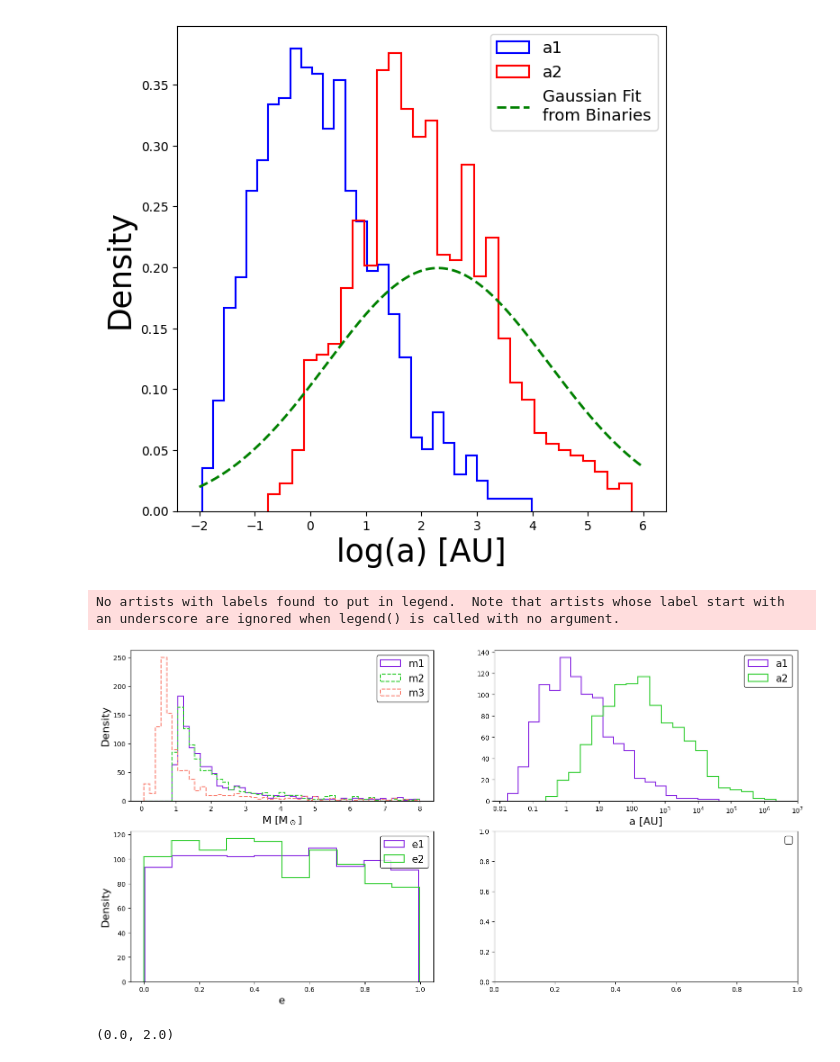
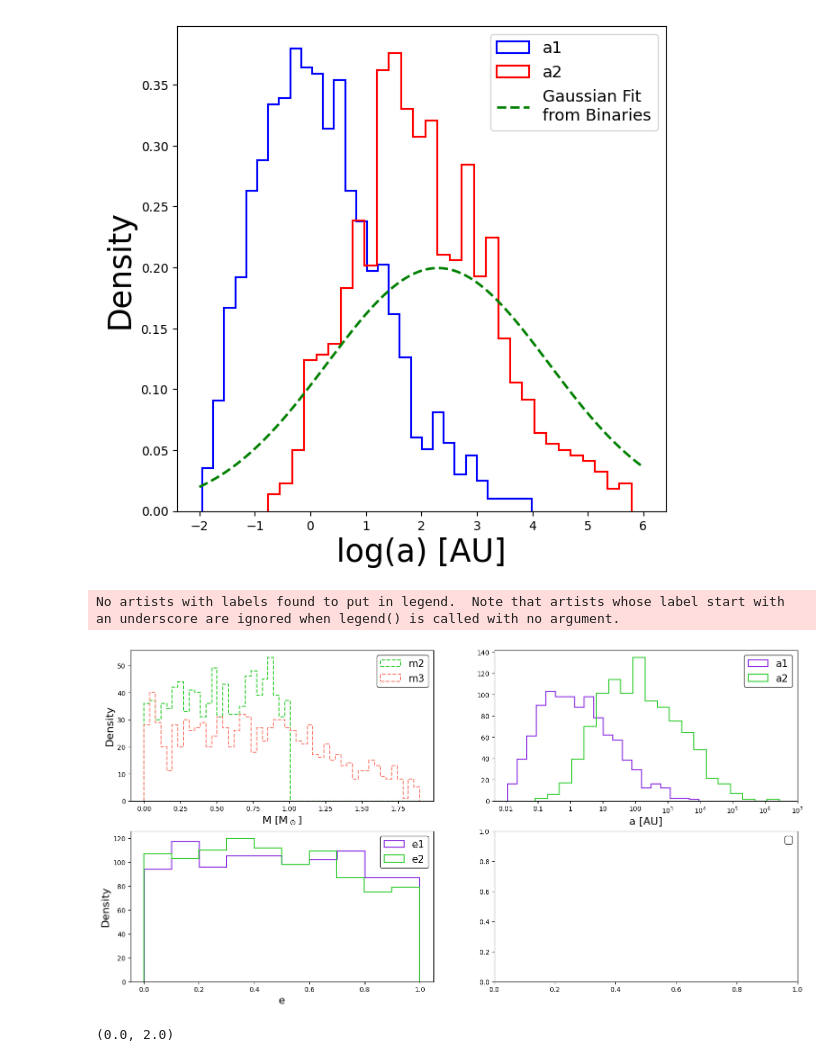
Before and after one commit to cheyanneshariat/OSPE_Scripts, a Jupyter notebook: OSPE_Setup.ipynb, the cells around one changed output. Drawn from its saved outputs; the diff is of its cells as text; code cells hidden in the pictures.

```diff
--- a/OSPE_Setup.ipynb
+++ b/OSPE_Setup.ipynb
@@ -77,7 +66,7 @@ def pos_normal(mean, sigma):
     Function to get only positive values from normal distribution recursively
     '''
     x = np.random.normal(mean,sigma)
-    return(x if x>=0 else pos_normal(mean,sigma))
+    return (x if x>=0 else pos_normal(mean,sigma))
 
 def random_normal_bounds(mean, sigma, lower, upper):
     val = np.random.normal(mean,sigma)
@@ -146,6 +135,8 @@ def sampleFromSalpeter(M_min : int, M_max : int,N :int = 1,alpha : float = 2.35)
 
     return Masses if len(Masses) > 1 else Masses[0]
 
+Rsun = (695500*6.68459e-9)  #sun radius in AU
+
 # def vectorize_initialize_IMF(IMF_function):
 #     MS_IMF_gen = np.vectorize(lambda arr: miller_scalo_IMF(arr)) #vectorize the function
 #     x = np.linspace(1,8,int(1e5))
@@ -159,9 +150,9 @@ def sampleFromSalpeter(M_min : int, M_max : int,N :int = 1,alpha : float = 2.35)
 # n_MS, bins_MS, patches = plt.hist(MS_IMF_samples,bins=500,cumulative=True,density=True,histtype='step')
 # plt.clf()
 
-Kroupa_IMF_gen1 = np.vectorize(lambda arr: kroupa_IMF(arr,lower=1)) #vectorize the function
+Kroupa_IMF_gen1 = np.vectorize(lambda arr: kroupa_IMF(arr,lower=0.8)) #vectorize the function
 Kroupa_IMF_gen2 = np.vectorize(lambda arr: kroupa_IMF(arr,lower=0.08)) #vectorize the function
-x1= np.linspace(1.0,8.0,int(1e6))
+x1= np.linspace(0.8,8.0,int(1e6))
 x2 = np.linspace(0.08,8.0,int(1e6))
 Kroupa_IMF_samples1 = Kroupa_IMF_gen1(x1)
 Kroupa_IMF_samples2 = Kroupa_IMF_gen2(x2)
@@ -263,0 +302,6 @@ def initial_conditions(IMF : str = '1', both_masses : bool = False):
+# %%
+m1s,m2s,m3s,a1s,a2s = [],[],[],[],[]
+for _ in range(10000):
+    m1,m2,m3,R1,R2,spin1P,spin2P,beta,beta2,gamma,gamma2,a1,a2,e1,e2,g1,g2,i,age = initial_conditions(IMF = '1',IMRD='linear')
+    m1s.append(m1),m2s.append(m2),m3s.append(m3)
+    a1s.append(a1),a2s.append(a2)
@@ -267,7 +333,7 @@ import matplotlib.mlab as mlab
 
 m1s,m2s,m3s,a1s,a2s = [],[],[],[],[]
 for _ in range(1000):
-    m1,m2,m3,R1,R2,spin1P,spin2P,beta,beta2,gamma,gamma2,a1,a2,e1,e2,g1,g2,i,age = initial_conditions(IMF = '1')
+    m1,m2,m3,R1,R2,spin1P,spin2P,beta,beta2,gamma,gamma2,a1,a2,e1,e2,g1,g2,i,age = initial_conditions(IMF = '1',IMRD='linear')
     m1s.append(m1),m2s.append(m2),m3s.append(m3)
     a1s.append(a1),a2s.append(a2)
 
@@ -521,15 +587,16 @@ def get_initial_parameters(start=0,stop=999, triple_dir = '/Users/bijan1339/Desk
 
     return m1s,m2s,m3s,a1s,a2s,e1s,e2s
 # %%
+import random
 def get_log_bins(arr,n_bins=10):
-    return np.logspace( np.log10(np.min(arr)),np.log10(np.max(arr)), n_bins,base=10)
+    return np.logspace( np.log10(np.min(arr)),np.log10(np.max(arr)), n_bins, base=10)
 
 #m1s,m2s,m3s,a1s,a2s,e1s,e2s = get_initial_parameters(start=0,stop=999, triple_dir = '/Users/bijan1339/Desktop/Research/ICs/')
 m1s,m2s,m3s=[],[],[]
 a1s,a2s=[],[]
 e1s,e2s=[],[]
 for _ in range(1000):
-    m1,m2,m3,R1,R2,spin1P,spin2P,beta,beta2,gamma,gamma2,a1,a2,e1,e2,g1,g2,i,age = initial_conditions(IMF='Kroupa')
+    m1,m2,m3,R1,R2,spin1P,spin2P,beta,beta2,gamma,gamma2,a1,a2,e1,e2,g1,g2,i,age = initial_conditions(IMF='1',IMRD = 'uniform')
     m1s.append(m1), m2s.append(m2), m3s.append(m3)
     a1s.append(a1), a2s.append(a2)
     e1s.append(e1), e2s.append(e2)
@@ -540,35 +607,35 @@ bins_m = np.linspace( np.min(np.concatenate((m1s,m2s,m3s))) , np.max(np.concaten
 bins_a1 = get_log_bins(a1s,n_bins=40)
 bins_a2 = get_log_bins(a2s,n_bins=40)
 
 kwargs_hist = {'histtype' :'step','linewidth':1.5,'density':False}
 c1, c2, c3,c4 = 'blueviolet','deepskyblue','salmon','limegreen'
 
 
-ax1.hist(m1s,color=c1,label='m1',bins=bins_m,**kwargs_hist)
+# ax1.hist(m1s,color=c1,label='m1',bins=bins_m,**kwargs_hist)
 ax1.hist(m2s,color=c4,label='m2',bins=bins_m,linestyle='--', **kwargs_hist)
 ax1.hist(m3s,color=c3,label='m3',bins=bins_m,linestyle='--', **kwargs_hist)
 
 ax2.hist(np.log10(a1s),color=c1,label='a1',bins=20,**kwargs_hist)
 ax2.hist(np.log10(a2s),color=c4,label='a2',bins=20,**kwargs_hist)
 
 ax3.hist(e1s,color=c1,label='e1',**kwargs_hist)
 ax3.hist(e2s,color=c4,label='e2', **kwargs_hist)
 
 ax1.legend(fontsize=15,edgecolor='k'), ax2.legend(fontsize=15,edgecolor='k'), ax3.legend(fontsize=15,edgecolor='k'), ax4.legend(fontsize=15,edgecolor='k')
 
 ax1.set_xlabel('M [M$_\odot$]',fontsize=16),ax2.set_xlabel('a [AU]',fontsize=16), ax3.set_xlabel('e',fontsize=16)
 ax1.set_ylabel('Density',fontsize=16), ax3.set_ylabel('Density',fontsize=16)
 #ax1.axvline(1.,color='k')
 
 #ax2.set_xscale('log')
 ax2.set_xticks([-2,-1,0,1,2,3,4,5,6,7],['0.01','0.1', '1','10','100','10$^3$','10$^4$','10$^5$','10$^6$','10$^7$'])
 plt.show()
 
 ## Run with new restrictions on initial SMA
 ## 450 for 1T and 450 for KT
 # %% [output]
 No artists with labels found to put in legend.  Note that artists whose label start with an underscore are ignored when legend() is called with no argument.
-[figure, old version]
+[figure, new version]
 # %%
 k = sampleFromSalpeter(100000, 2.35, 0.08, 8.)
 # %%
```
Also changed, not shown: parts of 6 cells of this notebook.
